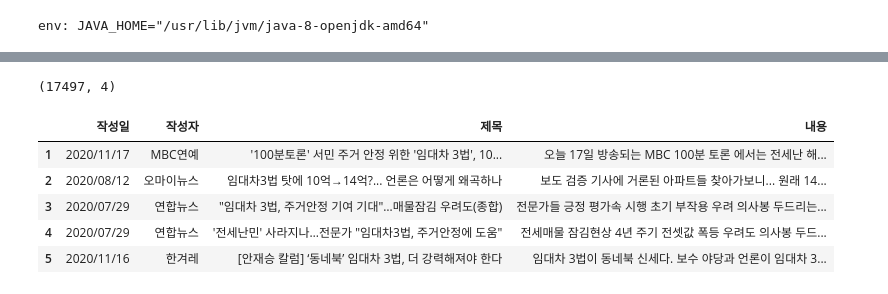
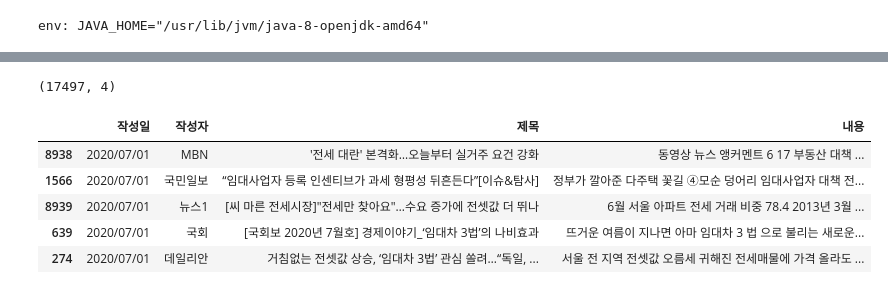
Before and after one commit to sabinleee/Trend-analysis, a Jupyter notebook: Keyphrase/임대차3법/KeyBERT/KeyBERT.ipynb, the cells around one changed output, grey strips where cells are left out. Saved outputs shown, nothing was run; the diff lists cells and outputs as text; code cells hidden in the pictures.

```diff
--- a/Keyphrase/임대차3법/KeyBERT/KeyBERT.ipynb
+++ b/Keyphrase/임대차3법/KeyBERT/KeyBERT.ipynb
@@ -53,9 +72,9 @@ def load_data(file, sheet_name):
 # %%
-def load_all_data():
-    files = glob('/content/drive/MyDrive/aida/dataset/임대차3법(54,752건)/*.xlsx')
+def load_all_data(path, sheet):
+    files = glob(path)
     df = pd.DataFrame()
     for file in files:
-        df = df.append(load_data(file, '뉴스'))
+        df = df.append(load_data(file, sheet))
     return df
 
-news = load_all_data()
+news = load_all_data('/content/drive/MyDrive/aida/dataset/임대차3법(54,752건)/*.xlsx', '뉴스')
@@ -74,20 +100,21 @@ def text_cleaning(x):
 # %%
 news.columns = news.iloc[0]
 news.drop(0, inplace=True, axis=0)
 news = news.dropna(axis=0, how='any')
 
 news['내용'] = news['내용'].map(text_cleaning)
+news = news.sort_values(by='작성일')
 
 print(news.shape)
 news.head()
 # %% [output]
 (17497, 4)
 |  | 작성일 | 작성자 | 제목 | 내용 |
-| 1 | 2020/11/17 | MBC연예 | '100분토론' 서민 주거 안정 위한 '임대차 3법', 10... | 오늘 17일 방송되는 MBC 100분 토론 에서는 전세난 해... |
-| 2 | 2020/08/12 | 오마이뉴스 | 임대차3법 탓에 10억→14억?... 언론은 어떻게 왜곡하나 | 보도 검증 기사에 거론된 아파트들 찾아가보니... 원래 14... |
-| 3 | 2020/07/29 | 연합뉴스 | "임대차 3법, 주거안정 기여 기대"…매물잠김 우려도(종합) | 전문가들 긍정 평가속 시행 초기 부작용 우려 의사봉 두드리는... |
-| 4 | 2020/07/29 | 연합뉴스 | '전세난민' 사라지나…전문가 "임대차3법, 주거안정에 도움" | 전세매물 잠김현상 4년 주기 전셋값 폭등 우려도 의사봉 두드... |
-| 5 | 2020/11/16 | 한겨레 | [안재승 칼럼] ‘동네북’ 임대차 3법, 더 강력해져야 한다 | 임대차 3법이 동네북 신세다. 보수 야당과 언론이 임대차 3... |
+| 8938 | 2020/07/01 | MBN | '전세 대란' 본격화…오늘부터 실거주 요건 강화 | 동영상 뉴스 앵커멘트 6 17 부동산 대책 ... |
+| 1566 | 2020/07/01 | 국민일보 | “임대사업자 등록 인센티브가 과세 형평성 뒤흔든다”[이슈&탐사] | 정부가 깔아준 다주택 꽃길 ④모순 덩어리 임대사업자 대책 전... |
+| 8939 | 2020/07/01 | 뉴스1 | [씨 마른 전세시장]"전세만 찾아요"…수요 증가에 전셋값 더 뛰나 | 6월 서울 아파트 전세 거래 비중 78.4 2013년 3월 ... |
+| 639 | 2020/07/01 | 국회 | [국회보 2020년 7월호] 경제이야기_‘임대차 3법’의 나비효과 | 뜨거운 여름이 지나면 아마 임대차 3 법 으로 불리는 새로운... |
+| 274 | 2020/07/01 | 데일리안 | 거침없는 전셋값 상승, ‘임대차 3법’ 관심 쏠려…“독일, ... | 서울 전 지역 전셋값 오름세 귀해진 전세매물에 가격 올라도 ... |
 # %%
 def max_sum_sim(doc_embedding, candidate_embeddings, words, top_n, nr_candidates):
     distances = cosine_similarity(doc_embedding, candidate_embeddings)
```
Also changed, not shown: parts of 10 cells of this notebook, 1 other file.
